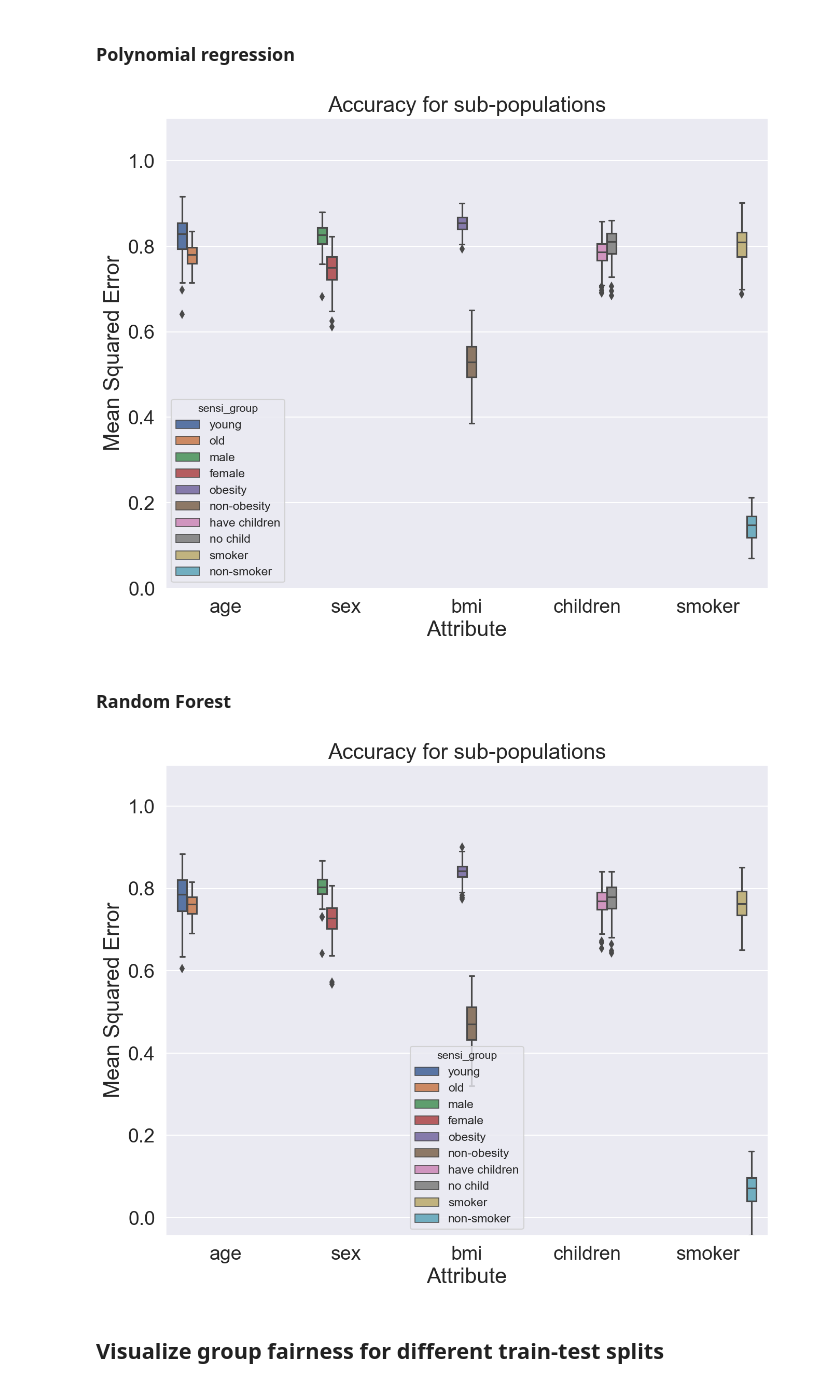
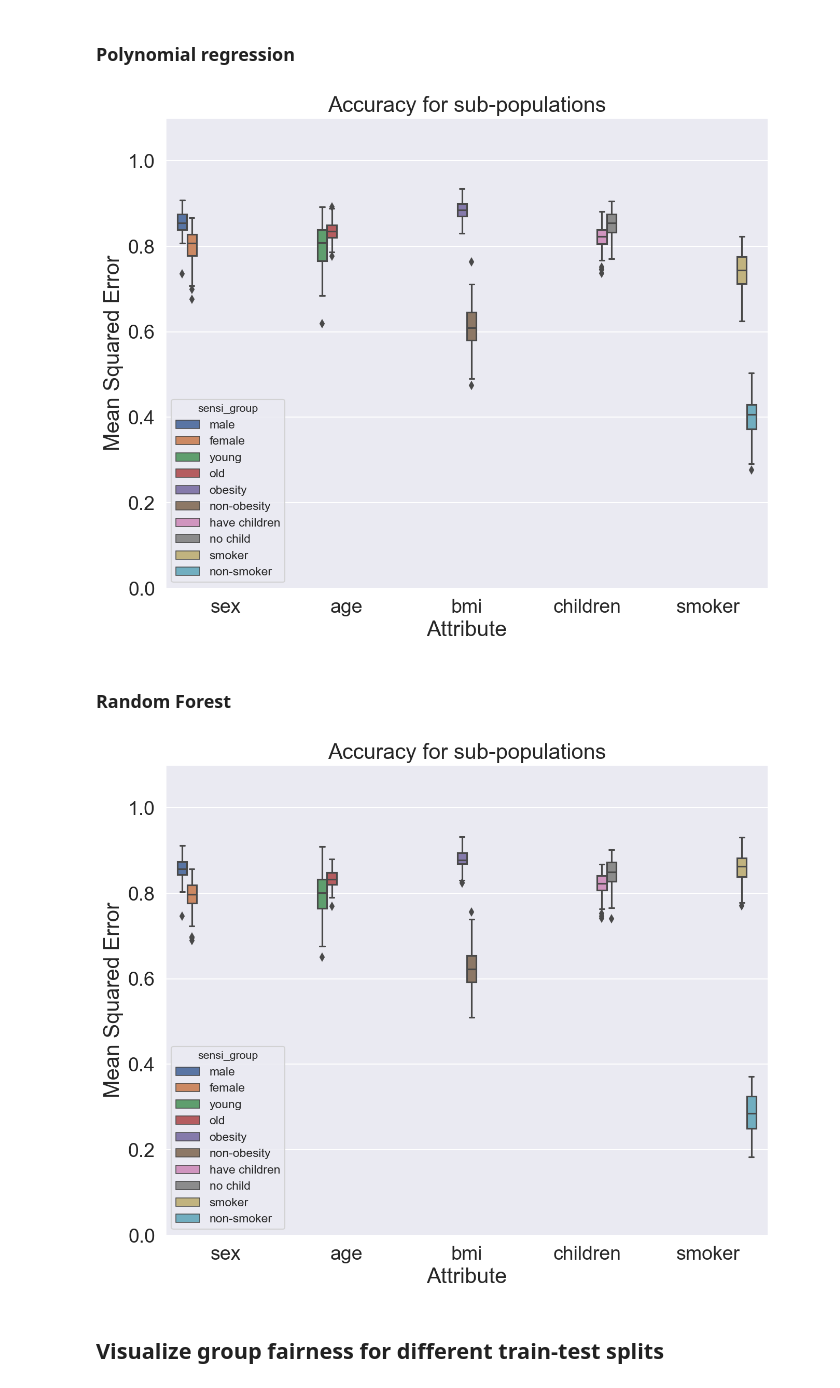
Before and after one commit to zaneddennis/RDS-Project, a Jupyter notebook: Fairness_Diversity_Analysis.ipynb, the cells around one changed output. Saved outputs shown, nothing was run; the diff lists cells and outputs as text; code cells hidden in the pictures.

```diff
--- a/Fairness_Diversity_Analysis.ipynb
+++ b/Fairness_Diversity_Analysis.ipynb
@@ -25,15 +21,8 @@ def run_regression(_data, model_name="linear", test_ratio=0.33, run_times=100):
                        "children":{1: "have children", 0: "no child"},
                        "smoker":{1: "smoker", 0: "non-smoker"}}
 
-    # binarize age, bmi, and children
-    _data.loc[_data["age"] < 25, "age"] = 1 # young
-    _data.loc[_data["age"] >= 25, "age"] = 0 # old
-    _data.loc[_data["bmi"] < 30, "bmi"] = 0 # non-obesity
-    _data.loc[_data["bmi"] >= 30, "bmi"] = 1 # obesity
-    _data.loc[_data["children"] > 0, "children"] = 1 # have children
 
-    att_list = _data.columns[0:-2] # get all the sensitive atts
-
+    att_list = sensi_group_map.keys() # get all the sensitive atts
     res_df = pd.DataFrame(columns=["run_time", "overall_acc", "sensi_att", "sensi_group", "group_acc", "group_ppv"])
     for ri in range(run_times):
         data_train, data_test = train_test_split(_data, test_size=test_ratio, random_state=ri)
@@ -41,8 +30,9 @@ def run_regression(_data, model_name="linear", test_ratio=0.33, run_times=100):
         cur_model, overall_acc = call_regression_model(model_name, data_train, data_test)
         for ai in att_list: # compute the acc for every subpopultation
             for vi in [1, 0]:
-                cur_acc = compute_group_acc(model_name, cur_model, data_test[data_test[ai]== vi], data_test)
-                cur_ppv = compute_ppv_group(model_name, cur_model, data_test[data_test[ai]== vi], data_test)
+                cur_value_data = get_value_data(data_test, vi, ai)
+                cur_acc = compute_group_acc(model_name, cur_model, cur_value_data, data_test)
+                cur_ppv = compute_ppv_group(model_name, cur_model, cur_value_data, data_test)
                 res_df.loc[res_df.shape[0]] = [ri, overall_acc, ai, sensi_group_map[ai][vi], cur_acc, cur_ppv]
     return res_df
 def call_regression_model(_model_name, _train_data, _test_data):
@@ -108,6 +98,29 @@ def compute_ppv_group(_model_name, _model, _group_test_data, _all_test_data, y_t
             return -1
     else:
         return -1
+def get_value_data(_data, _value, _att):
+    att_threshold_map = {"age": 25,
+                       "bmi": 30,
+                       "children": 0}
+    # _value is 0 or 1
+    if _att in ["sex", "smoker"]: # binary atts
+        return _data.loc[_data[_att]==_value]
+    else: # for numerical att, binarize the value by threshold
+        if _att == "age":
+            if _value: # for young
+                return _data.loc[_data[_att] < 25]
+            else: # for old
+                return _data.loc[_data[_att] >= 25]
+        elif _att == "bmi":
+            if _value: # for obesity
+                return _data.loc[_data[_att] >= 30]
+            else: # for non-obesity
+                return _data.loc[_data[_att] < 30]
+        else: # for children
+            if _value: # have children
+                return _data.loc[_data[_att] > 0]
+            else: # for no child
+                return _data.loc[_data[_att] == 0]
 # %% [markdown]
 ## Show the performance for sub-populations
 - Performance is measured by accuracy metric: mean squared error rate
@@ -222,22 +221,22 @@ plt.ylim([0,1.1])
 plt.title("Accuracy for sub-populations", fontsize=20)
 plt.savefig("Accuracy_pl.png")
 # %% [output]
-[figure, old version]
+[figure, new version]
 # %% [markdown]
 ### Random Forest
 # %%
 plt.figure(figsize=[10,8],dpi=150)
 sns.set(style="darkgrid")
 sns.boxplot(x="sensi_att", y="group_acc", hue="sensi_group", data=rf_res)
 plt.xlabel("Attribute", fontsize=20)
 plt.ylabel("Mean Squared Error", fontsize=20)
 plt.xticks(fontsize=18)
 plt.yticks(fontsize=18)
-plt.ylim([min(rf_res["group_acc"]),1.1])
+plt.ylim([0,1.1])
 plt.title("Accuracy for sub-populations", fontsize=20)
 plt.savefig("Accuracy_rf.png")
 # %% [output]
-[figure, old version]
+[figure, new version]
 # %% [markdown]
 ## Visualize group fairness for different train-test splits
 # %% [markdown]
```
Also changed, not shown: parts of 20 cells of this notebook, 1 other file.
